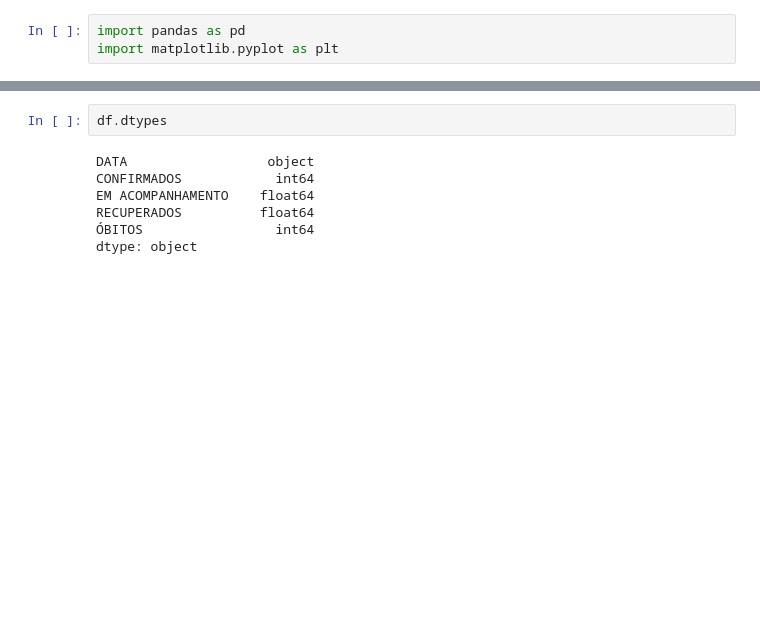
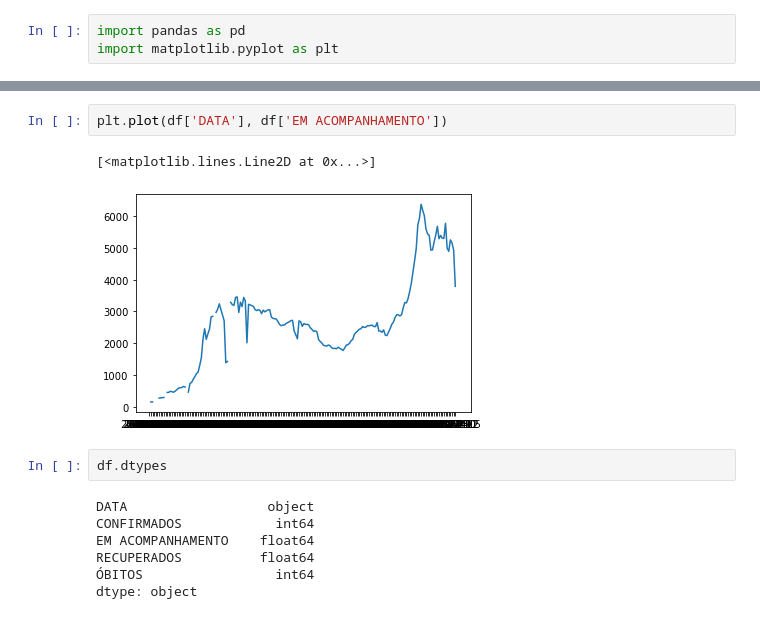
Before and after one commit to Henrique-Sousa/bh-covid, a Jupyter notebook: bh-covid.ipynb, the cells around one changed output, grey strips where cells are left out. Drawn from its saved outputs; the diff is of its cells as text; blank space fills up the shorter version.

Commit message:
fix: EM ACOMPANHAMENTO means who is sick right now

```diff
--- a/bh-covid.ipynb
+++ b/bh-covid.ipynb
@@ -23,3 +23,8 @@ df
+# %%
+plt.plot(df['DATA'], df['EM ACOMPANHAMENTO'])
+# %% [output]
+[<matplotlib.lines.Line2D at 0x...>]
+[figure, added]
 # %%
 df.dtypes
 # %% [output]
```
Also changed, not shown: parts of 11 cells of this notebook.
